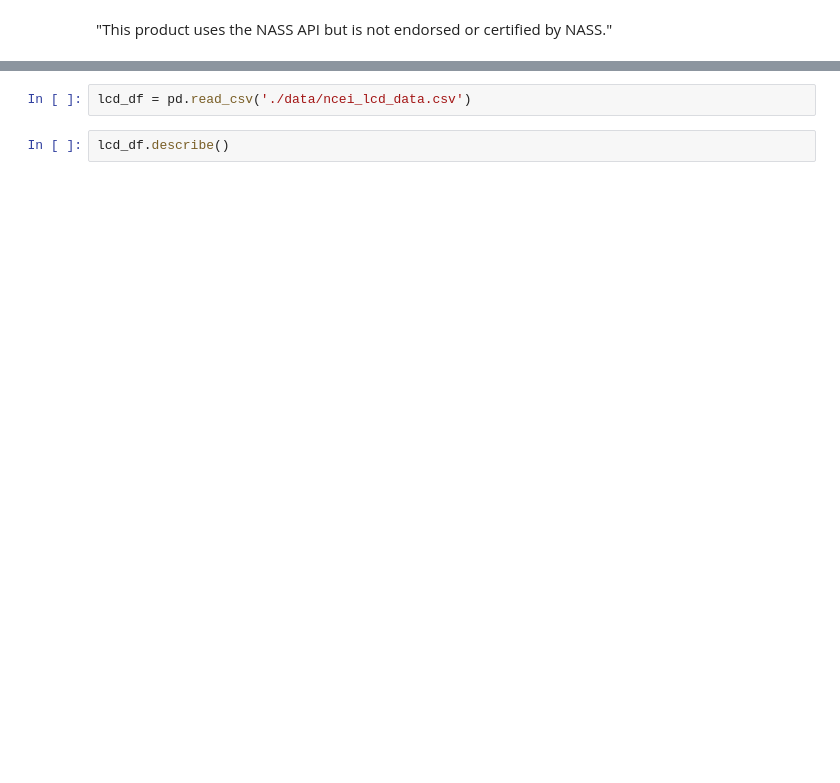
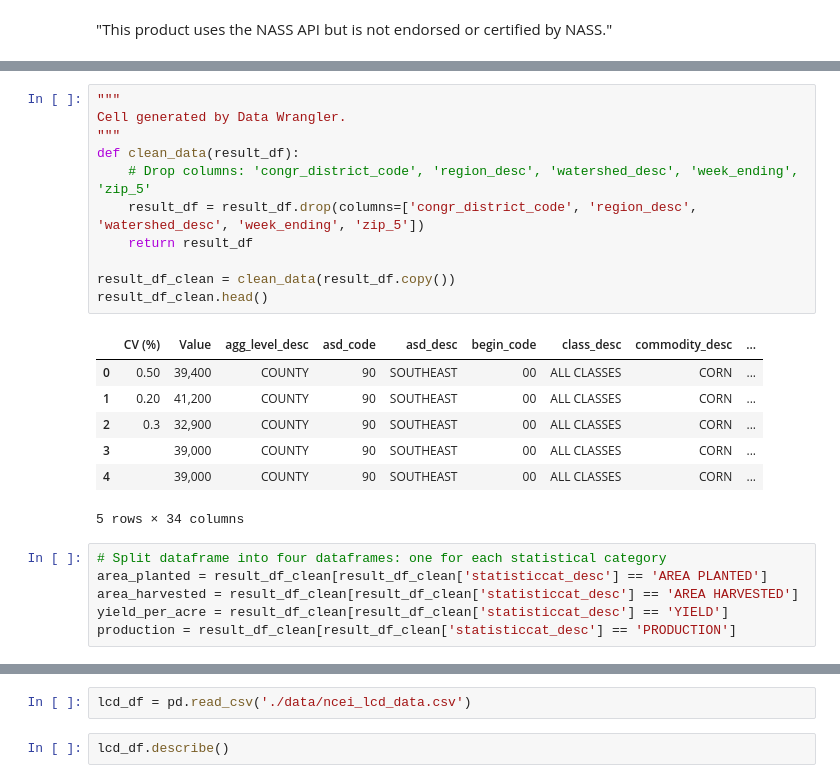
Before and after one commit to IT4063C-Fall23/final-project-kellej6, a Jupyter notebook: source.ipynb, the cells around one changed output, grey strips where cells are left out. Drawn from its saved outputs; the diff is of its cells as text; blank space fills up the shorter version.

```diff
--- a/source.ipynb
+++ b/source.ipynb
@@ -118,0 +155,25 @@ nass_df
+# %%
+"""
+Cell generated by Data Wrangler.
+"""
+def clean_data(result_df):
+    # Drop columns: 'congr_district_code', 'region_desc', 'watershed_desc', 'week_ending', 'zip_5'
+    result_df = result_df.drop(columns=['congr_district_code', 'region_desc', 'watershed_desc', 'week_ending', 'zip_5'])
+    return result_df
+
+result_df_clean = clean_data(result_df.copy())
+result_df_clean.head()
+# %% [output]
+|  | CV (%) | Value | agg_level_desc | asd_code | asd_desc | begin_code | class_desc | commodity_desc | ... |
+| 0 | 0.50 | 39,400 | COUNTY | 90 | SOUTHEAST | 00 | ALL CLASSES | CORN | ... |
+| 1 | 0.20 | 41,200 | COUNTY | 90 | SOUTHEAST | 00 | ALL CLASSES | CORN | ... |
+| 2 | 0.3 | 32,900 | COUNTY | 90 | SOUTHEAST | 00 | ALL CLASSES | CORN | ... |
+| 3 |  | 39,000 | COUNTY | 90 | SOUTHEAST | 00 | ALL CLASSES | CORN | ... |
+| 4 |  | 39,000 | COUNTY | 90 | SOUTHEAST | 00 | ALL CLASSES | CORN | ... |
+5 rows × 34 columns
+# %%
+# Split dataframe into four dataframes: one for each statistical category
+area_planted = result_df_clean[result_df_clean['statisticcat_desc'] == 'AREA PLANTED']
+area_harvested = result_df_clean[result_df_clean['statisticcat_desc'] == 'AREA HARVESTED']
+yield_per_acre = result_df_clean[result_df_clean['statisticcat_desc'] == 'YIELD']
+production = result_df_clean[result_df_clean['statisticcat_desc'] == 'PRODUCTION']
```
Also changed, not shown: parts of 13 cells of this notebook, 2 other files.
